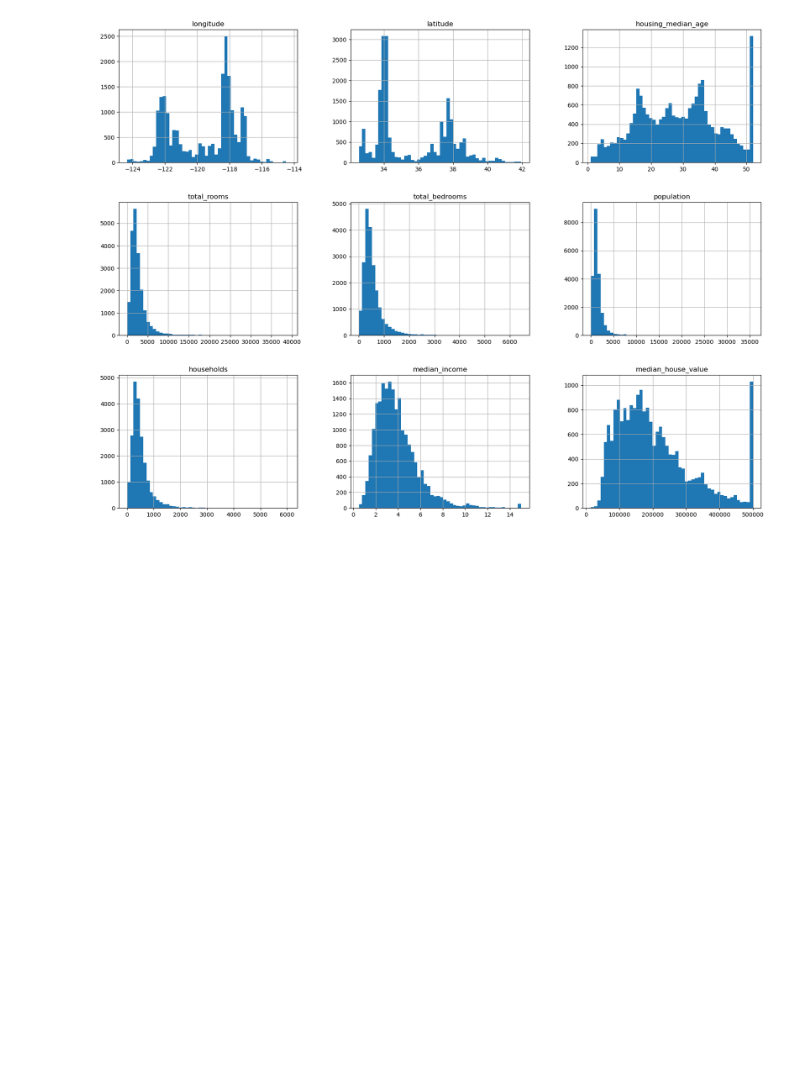
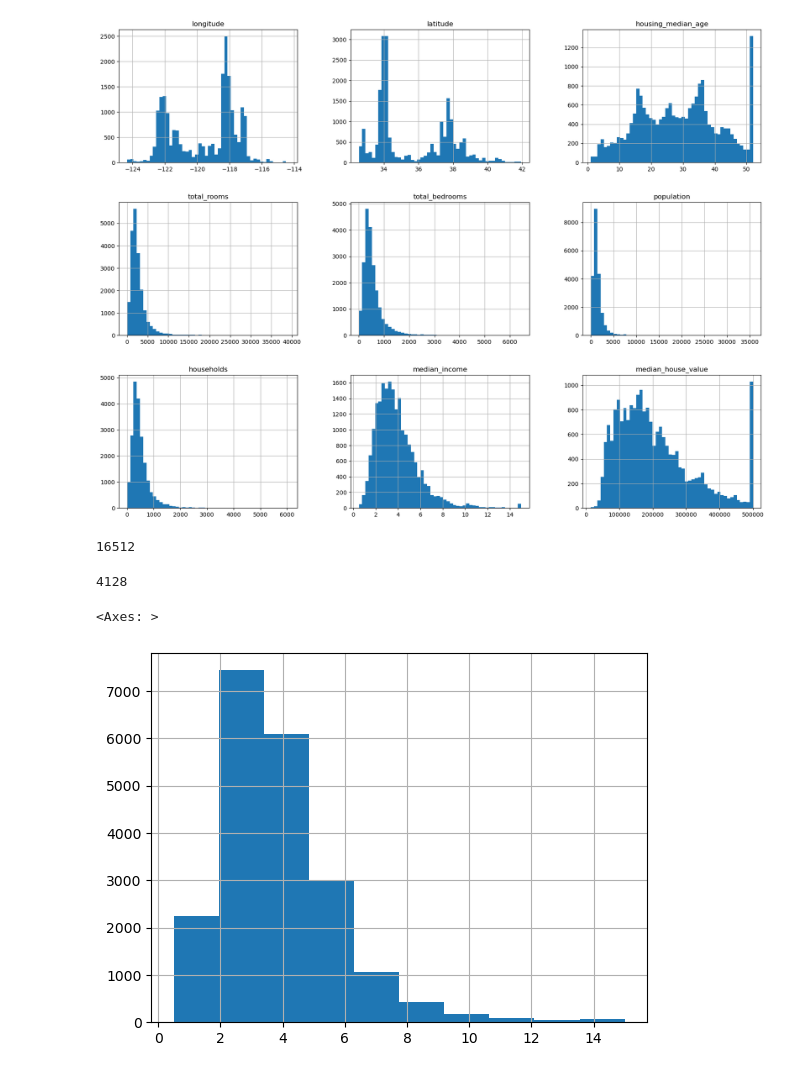
Before and after one commit to OkanBey11/DerinOgrenme, a Jupyter notebook: California_Housing_Prices/VeriAnalizi.ipynb, the cells around one changed output. Drawn from its saved outputs; the diff is of its cells as text; code cells hidden in the pictures; blank space fills up the shorter version.

```diff
--- a/California_Housing_Prices/VeriAnalizi.ipynb
+++ b/California_Housing_Prices/VeriAnalizi.ipynb
@@ -64,0 +74,8 @@ plt.show()
+# %%
+len(train_set)
+# %% [output]
+16512
+# %%
+len(test_set)
+# %% [output]
+4128
@@ -64,0 +85,5 @@ plt.show()
+# %%
+housing["median_income"].hist()
+# %% [output]
+<Axes: >
+[figure, added]
```
Also changed, not shown: parts of 9 cells of this notebook.
